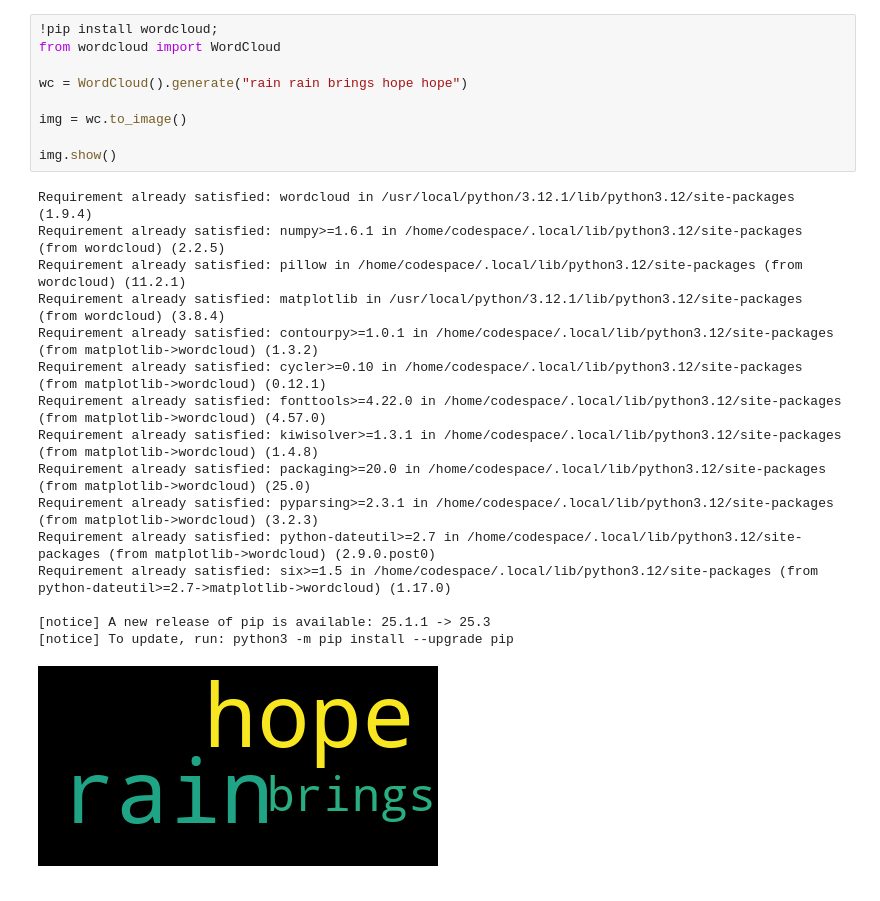
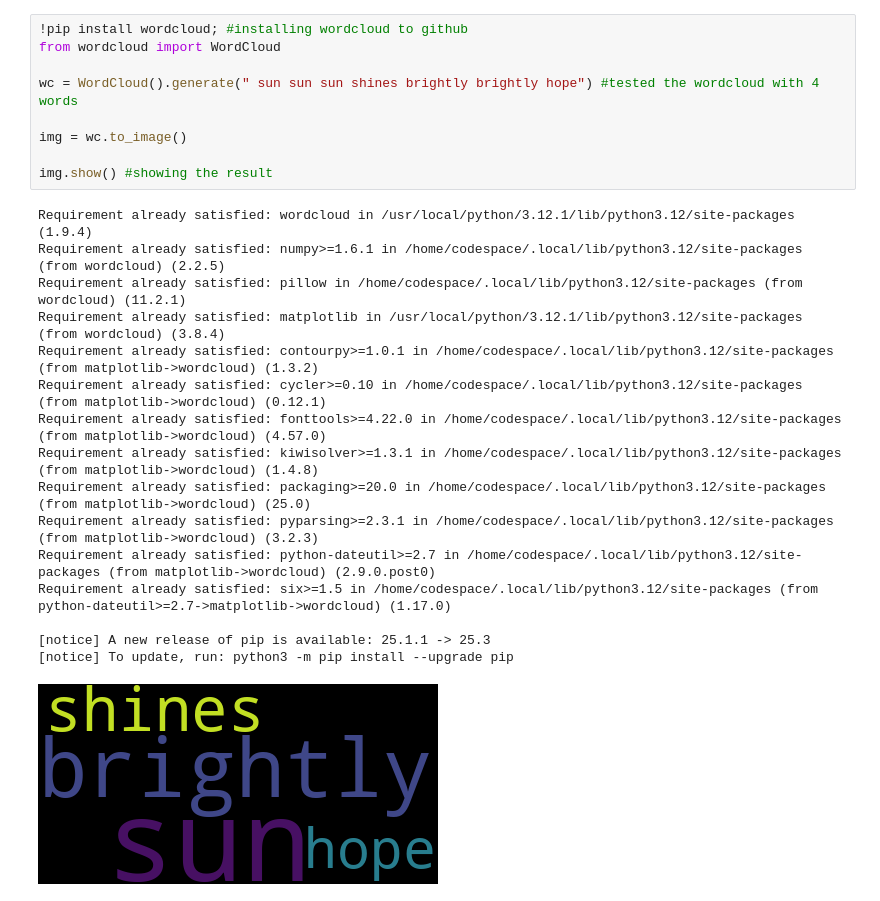
Before and after one commit to Mahesha90/data-visualisation, a Jupyter notebook: notebooks/week_11HW.ipynb, the cells around one changed output. Saved outputs shown, nothing was run; the diff lists cells and outputs as text.

```diff
--- a/notebooks/week_11HW.ipynb
+++ b/notebooks/week_11HW.ipynb
@@ -1,26 +1,26 @@
 # %%
-!pip install wordcloud;
+!pip install wordcloud; #installing wordcloud to github
 from wordcloud import WordCloud
 
-wc = WordCloud().generate("rain rain brings hope hope")
+wc = WordCloud().generate(" sun sun sun shines brightly brightly hope") #tested the wordcloud with 4 words
 
 img = wc.to_image()
 
-img.show()
+img.show() #showing the result
 # %% [output]
 Requirement already satisfied: wordcloud in /usr/local/python/3.12.1/lib/python3.12/site-packages (1.9.4)
 Requirement already satisfied: numpy>=1.6.1 in /home/codespace/.local/lib/python3.12/site-packages (from wordcloud) (2.2.5)
 Requirement already satisfied: pillow in /home/codespace/.local/lib/python3.12/site-packages (from wordcloud) (11.2.1)
 Requirement already satisfied: matplotlib in /usr/local/python/3.12.1/lib/python3.12/site-packages (from wordcloud) (3.8.4)
 Requirement already satisfied: contourpy>=1.0.1 in /home/codespace/.local/lib/python3.12/site-packages (from matplotlib->wordcloud) (1.3.2)
 Requirement already satisfied: cycler>=0.10 in /home/codespace/.local/lib/python3.12/site-packages (from matplotlib->wordcloud) (0.12.1)
 Requirement already satisfied: fonttools>=4.22.0 in /home/codespace/.local/lib/python3.12/site-packages (from matplotlib->wordcloud) (4.57.0)
 Requirement already satisfied: kiwisolver>=1.3.1 in /home/codespace/.local/lib/python3.12/site-packages (from matplotlib->wordcloud) (1.4.8)
 Requirement already satisfied: packaging>=20.0 in /home/codespace/.local/lib/python3.12/site-packages (from matplotlib->wordcloud) (25.0)
 Requirement already satisfied: pyparsing>=2.3.1 in /home/codespace/.local/lib/python3.12/site-packages (from matplotlib->wordcloud) (3.2.3)
 Requirement already satisfied: python-dateutil>=2.7 in /home/codespace/.local/lib/python3.12/site-packages (from matplotlib->wordcloud) (2.9.0.post0)
 Requirement already satisfied: six>=1.5 in /home/codespace/.local/lib/python3.12/site-packages (from python-dateutil>=2.7->matplotlib->wordcloud) (1.17.0)
 
 [notice] A new release of pip is available: 25.1.1 -> 25.3
 [notice] To update, run: python3 -m pip install --upgrade pip
-[figure, old version]
+[figure, new version]
```
Also changed, not shown: parts of 3 cells of this notebook, 2 other files.
